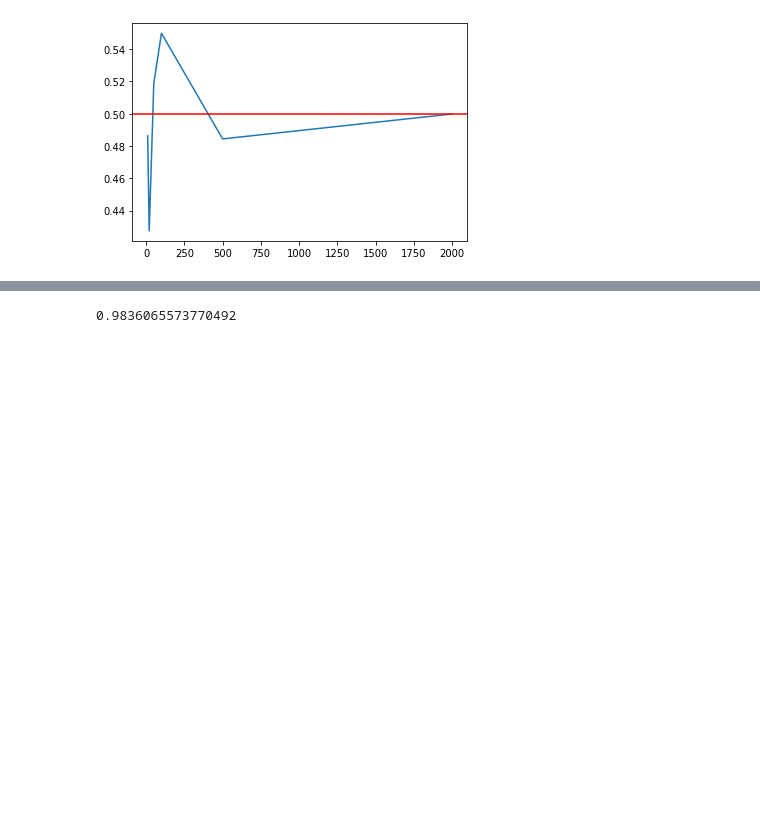
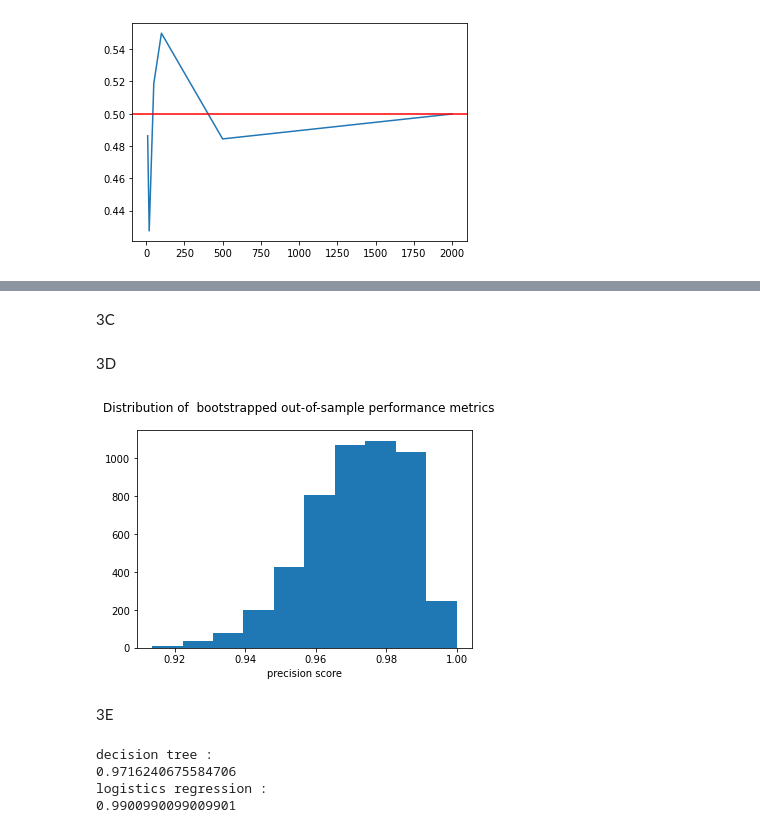
Before and after one commit to quyunniii/JSC270_A3_simulation, a Jupyter notebook: Jsc_270_A3.ipynb, the cells around one changed output, grey strips where cells are left out. Drawn from its saved outputs; the diff is of its cells as text; code cells hidden in the pictures; blank space fills up the shorter version.

```diff
--- a/Jsc_270_A3.ipynb
+++ b/Jsc_270_A3.ipynb
@@ -232,3 +232,5 @@ Text(0.5, 0.98, 'ROC curve')
+# %% [markdown]
+3C
 # %%
 ## defining resamle with size n, return precision score on the remaining OOB obsevations
 def resample_fit(n):
@@ -258,7 +260,40 @@ def resample_fit(n):
   ## calculate precision score
   score = precision_score(remain_y, remain_y_pred)
   return score
-# %%
-resample_fit(1000)
-# %% [output]
-0.9836065573770492
+# %%
+def bootstrap(n, B):
+  result = []
+  for i in range(B):
+    result.append(resample_fit(n))
+  return result
+
+result = bootstrap(1000, 5000)
+# %% [markdown]
+3D
+# %%
+## histogram for 5000 metrics
+plt.hist(result)
+plt.xlabel('precision score')
+plt.suptitle('Distribution of  bootstrapped out-of-sample performance metrics')
+plt.show()
+# %% [output]
+[figure, added]
+# %% [markdown]
+3E
+# %%
+## compute precision score for logistic regression
+y_logistic_predict = logisticreg.predict(X_test)
+logistic_p_score = precision_score(y_test, y_logistic_predict)
+
+## compute mean for bootstrap
+print("decision tree : ")
+print(np.mean(result))
+
+## compute mean for logistic
+print("logistics regression : ")
+print(np.mean(logistic_p_score))
+# %% [output]
+decision tree :
+0.9716240675584706
+logistics regression :
+0.9900990099009901
```
Also changed, not shown: parts of 16 cells of this notebook.
